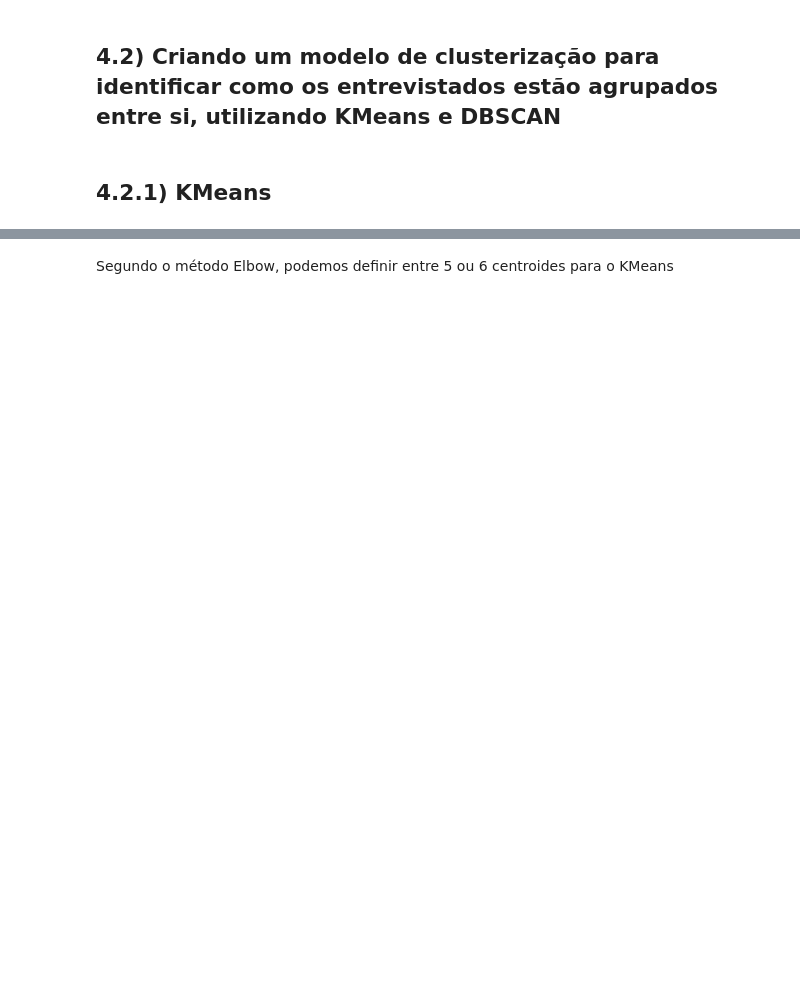
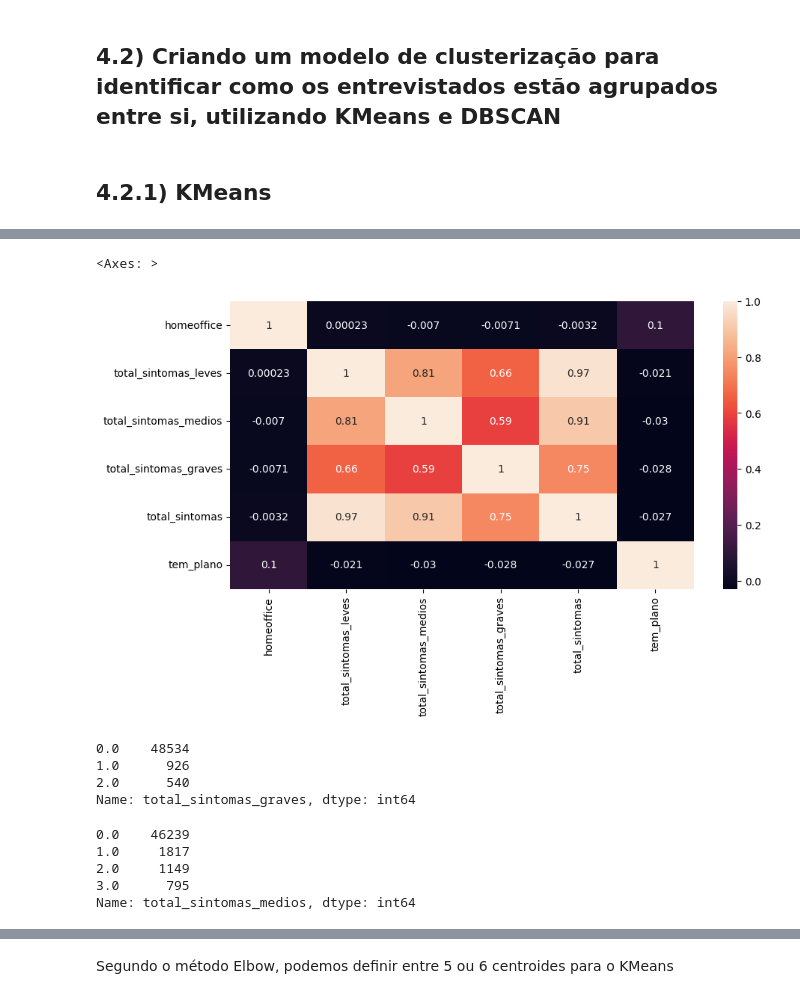
Before and after one commit to dhachcar/postech-tech-challenge-3, a Jupyter notebook: Tech_Challenge_3_Análises_para_o_Streamlit.ipynb, the cells around one changed output, grey strips where cells are left out. Cells and saved outputs as stored; diff of their text form; code cells hidden in the pictures; blank space fills up the shorter version.

```diff
--- a/Tech_Challenge_3_Análises_para_o_Streamlit.ipynb
+++ b/Tech_Challenge_3_Análises_para_o_Streamlit.ipynb
@@ -1243,2 +1238,33 @@ from sklearn.metrics import adjusted_rand_score, silhouette_score
 # %% [markdown]
 ## 4.2.1) KMeans
+# %%
+sintomas_leves = [
+  'sintoma_dor_garganta_b0013',
+  'sintoma_dor_cabeca_b0015',
+  'sintoma_nausea_b0017',
+  'sintoma_nariz_entupido_b0018',
+  'sintoma_fadiga_b0019',
+  'sintoma_dor_olhos_b00110',
+  'sintoma_perda_olfato_b00111',
+  'sintoma_diarreia_b00113'
+]
+sintomas_medios = ['sintoma_febre_b0011', 'sintoma_tosse_b0012', 'sintoma_dor_muscular_b00112']
+sintomas_graves = ['sintoma_dificuldade_respiracao_b0014', 'sintoma_dor_peito_b0016']
+todos_sintomas = sintomas_leves + sintomas_medios + sintomas_graves
+idade_bins = [0, 12, 25, 40, 60, 80, float('inf')]
+idade_labels = [1, 2, 3, 4, 5, 6]
+
+df_ml = df_pnad.sample(n=50000, random_state=777, weights='resultado_exame_b009b')
+
+df_kmeans = pd.DataFrame(columns=['homeoffice', 'idade', 'total_sintomas_leves', 'total_sintomas_medios', 'total_sintomas_graves', 'total_sintomas', 'tem_plano'])
+df_kmeans['homeoffice'] = df_ml['trabalhou_remoto_c013']
+df_kmeans['idade'] = pd.cut(df_ml['morador_idade_a002'], bins=idade_bins, labels=idade_labels, include_lowest=True)
+df_kmeans['total_sintomas_leves'] = df_ml[sintomas_leves].eq(1).sum(axis=1)
+df_kmeans['total_sintomas_medios'] = df_ml[sintomas_medios].eq(1).sum(axis=1)
+df_kmeans['total_sintomas_graves'] = df_ml[sintomas_graves].eq(1).sum(axis=1)
+df_kmeans['total_sintomas'] = df_ml[todos_sintomas].eq(1).sum(axis=1)
+df_kmeans['tem_plano'] = df_ml['tem_plano_saude_b007'].eq(1)
+df_kmeans['homeoffice'] = df_kmeans['homeoffice'].fillna(0)
+
+X = df_kmeans.copy()
+X.head()
@@ -1244,0 +1278,20 @@ from sklearn.metrics import adjusted_rand_score, silhouette_score
+# %%
+sns.heatmap(data=X.corr(), annot=True)
+# %% [output]
+<Axes: >
+[figure, added]
+# %%
+X.total_sintomas_graves.value_counts()
+# %% [output]
+0.0    48534
+1.0      926
+2.0      540
+Name: total_sintomas_graves, dtype: int64
+# %%
+X.total_sintomas_medios.value_counts()
+# %% [output]
+0.0    46239
+1.0     1817
+2.0     1149
+3.0      795
+Name: total_sintomas_medios, dtype: int64
```
Also changed, not shown: parts of 51 cells of this notebook.
